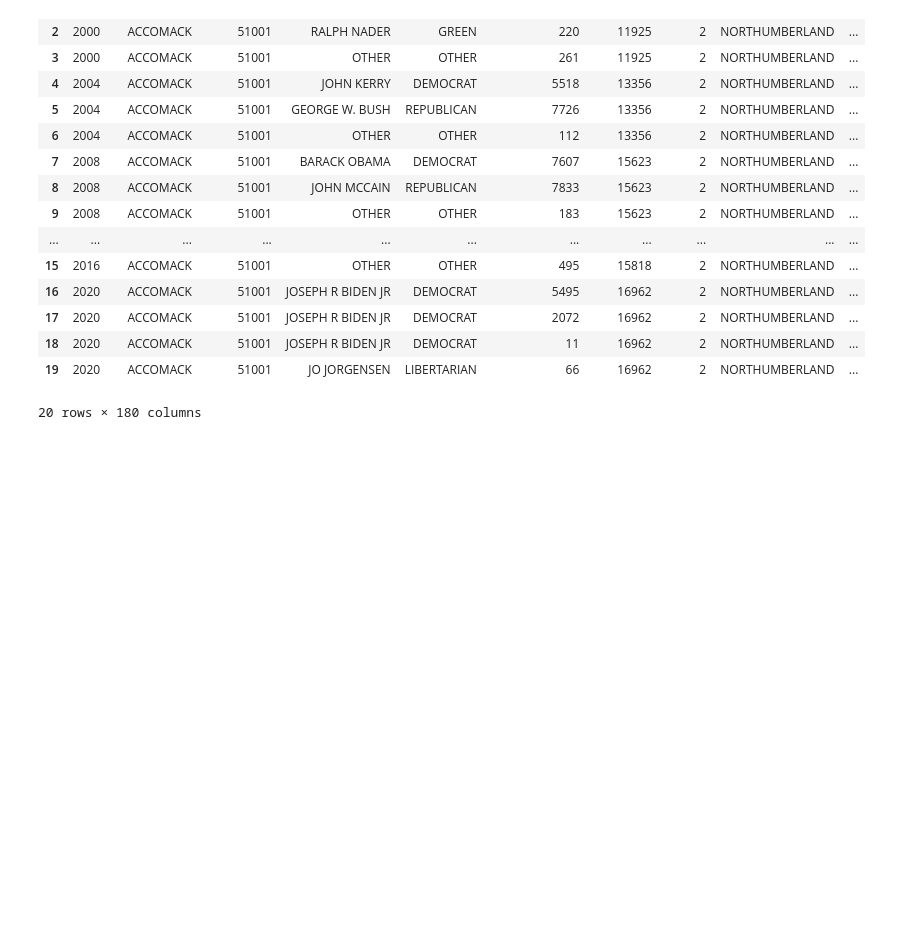
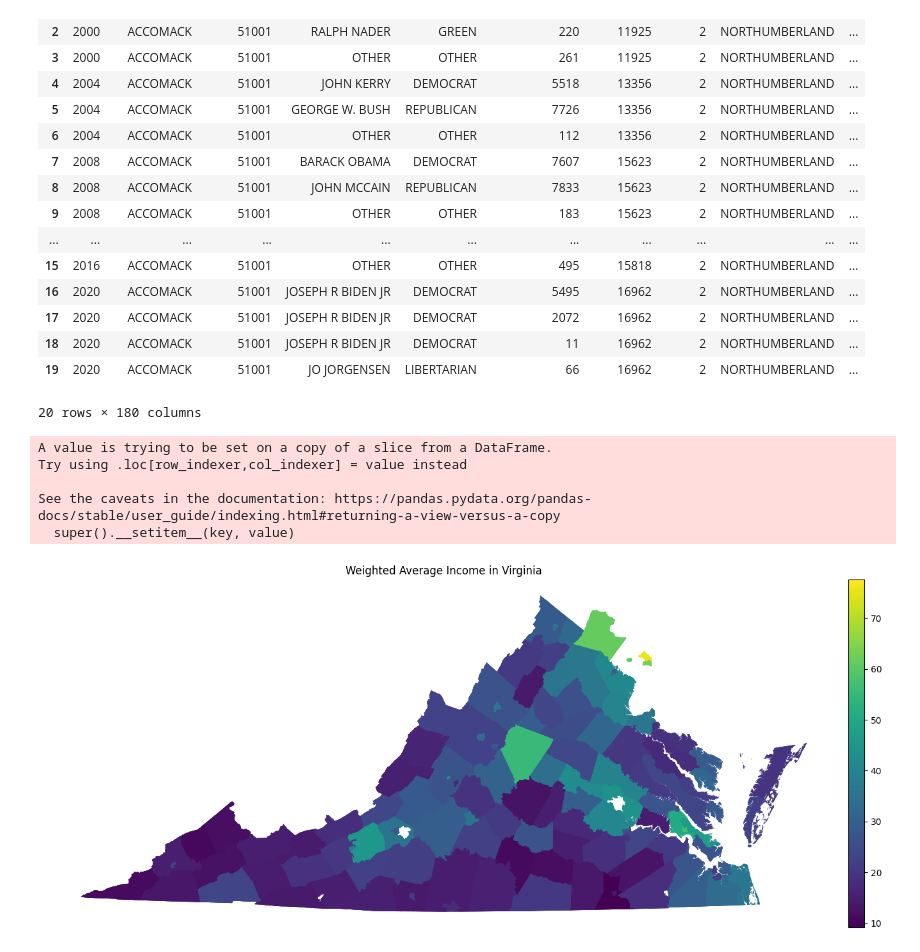
Before and after one commit to farhaniwnl/project_voting_crg3ts, a Jupyter notebook: drafting.ipynb, the cells around one changed output. Drawn from its saved outputs; the diff is of its cells as text; code cells hidden in the pictures; blank space fills up the shorter version.

Commit message:
income maps added

```diff
--- a/drafting.ipynb
+++ b/drafting.ipynb
@@ -278,3 +278,32 @@ merged.head(20)
 | 18 | 2020 | ACCOMACK | 51001 | JOSEPH R BIDEN JR | DEMOCRAT | 11 | 16962 | 2 | NORTHUMBERLAND | ... |
 | 19 | 2020 | ACCOMACK | 51001 | JO JORGENSEN | LIBERTARIAN | 66 | 16962 | 2 | NORTHUMBERLAND | ... |
 20 rows × 180 columns
+# %%
+df_year = df[df['year'] == 2016]
+
+# Calculate a representative income metric, e.g., median income per county
+# Here we calculate the weighted average assuming A88AE > A88AD > A88AC > A88AB > A88AA
+df_year['Weighted_Avg_Income'] = (
+    df_year['A88AA'] * 1 + df_year['A88AB'] * 2 + df_year['A88AC'] * 3 +
+    df_year['A88AD'] * 4 + df_year['A88AE'] * 5
+) / (df_year['A88AA'] + df_year['A88AB'] + df_year['A88AC'] + df_year['A88AD'] + df_year['A88AE'])
+
+
+
+
+fig = plt.figure()
+ax = fig.add_axes([0, 0, 2, 2])
+divider = make_axes_locatable(ax)
+ax.axis('off')
+cax = divider.append_axes("right", size="2%", pad=0.08)
+df_year.plot(ax=ax,column='Pct_High_Ed',legend=True,cax=cax)
+ax.set_title(f'Weighted Average Income in Virginia')
+ax.axis('off')
+plt.show()
+# %% [output]
+A value is trying to be set on a copy of a slice from a DataFrame.
+Try using .loc[row_indexer,col_indexer] = value instead
+
+See the caveats in the documentation: https://pandas.pydata.org/pandas-docs/stable/user_guide/indexing.html#returning-a-view-versus-a-copy
+  super().__setitem__(key, value)
+[figure, added]
```
Also changed, not shown: parts of 1 cell of this notebook.
